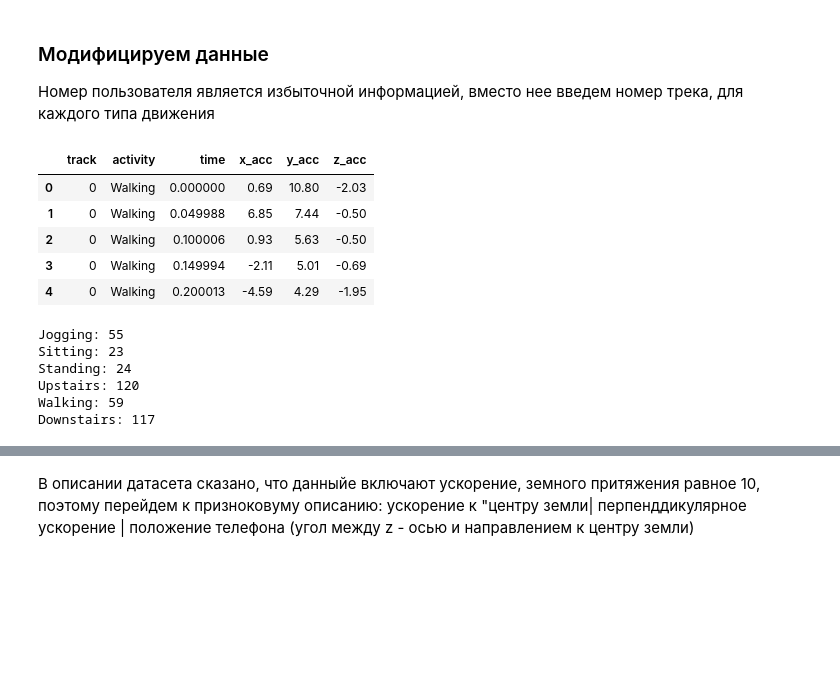
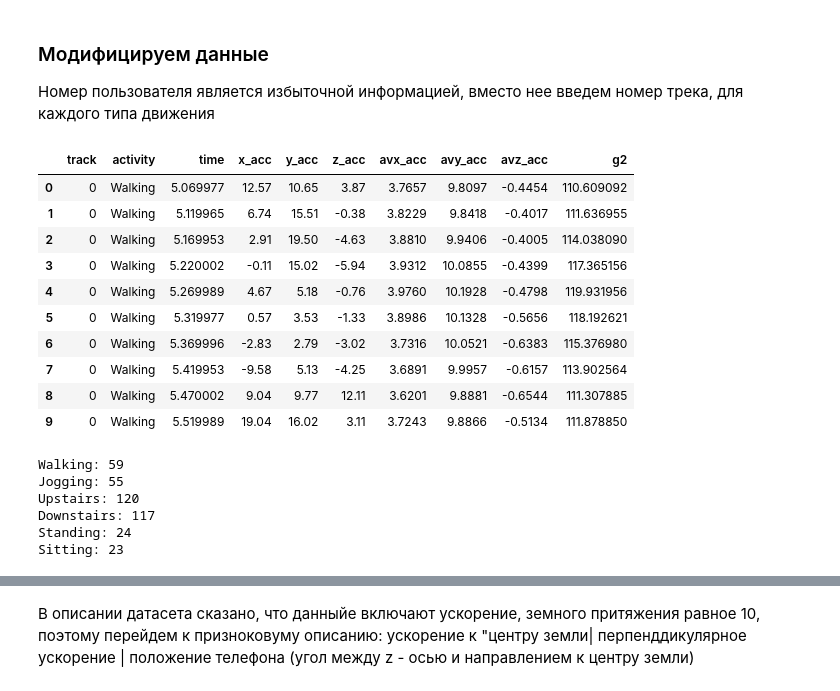
Before and after one commit to norrilsk/str_sht, a Jupyter notebook: Accelerometr.ipynb, the cells around one changed output, grey strips where cells are left out. Drawn from its saved outputs; the diff is of its cells as text; code cells hidden in the pictures; blank space fills up the shorter version.

```diff
--- a/Accelerometr.ipynb
+++ b/Accelerometr.ipynb
@@ -82,55 +82,85 @@ plt.show()
 Номер пользователя является избыточной информацией, вместо нее введем номер трека, для каждого типа движения
 # %%
 row_cols = ['user', 'activity', 'time', 'x_acc','y_acc','z_acc']
-cols = ['track', 'activity', 'time', 'x_acc', 'y_acc', 'z_acc']
+cols = ['track', 'activity', 'time', 'x_acc', 'y_acc', 'z_acc', 'avx_acc', 'avy_acc', 'avz_acc', 'g2']
 data_list = []
 for i in range(len(dictionary['user'])):
     data_list.append([dictionary[key][i] for key in row_cols])
 
 data_list.sort(key = lambda x: (x[0], x[2]))
 
 user = -1
 activity = None
-track = -1 # Therefore first will be 0
+track = 0
 startpoint = 0
 last = None
 data_dict = {key:[] for key in cols}
 traks_by_type = {key:[] for key in activities}
+i = 0 # index inside track
+next_track = False
+NUM_OF_SAMPLES = 100 # numper of samples for average 5 seconds in real time
+
+ax_arr = []
+ay_arr = []
+az_arr = []
+
 for row in data_list:
-    delta = row[2] - last if last is not None else None
+    delta = row[2] - last if ( last is not None) else None
     if user != row[0] or activity != row[1] or (delta and delta < 0.25):
-        track += 1
+        if next_track:
+            track += 1
         activity = row[1]
         user = row[0]
         startpoint = row[2]
         last = None
         traks_by_type[activity].append(track)
-    data_dict['track'].append(track)
-    data_dict['activity'].append(activity)
-    data_dict['time'].append((row[2] - startpoint)/1e9)
-    data_dict['x_acc'].append(row[3])
-    data_dict['y_acc'].append(row[4])
-    data_dict['z_acc'].append(row[5])
-    last = data_dict['time'][-1]
+        i = 0
+        next_track = False
+    if i > NUM_OF_SAMPLES:
+        next_track = True
+        data_dict['track'].append(track)
+        data_dict['activity'].append(activity)
+        data_dict['time'].append((row[2] - startpoint)/1e9)
+        data_dict['x_acc'].append(row[3])
+        data_dict['y_acc'].append(row[4])
+        data_dict['z_acc'].append(row[5])
+        ax = np.average(ax_arr[-NUM_OF_SAMPLES:])
+        ay = np.average(ay_arr[-NUM_OF_SAMPLES:])
+        az = np.average(az_arr[-NUM_OF_SAMPLES:])
+        data_dict['avx_acc'].append(ax)
+        data_dict['avy_acc'].append(ay)
+        data_dict['avz_acc'].append(az)
+        data_dict['g2'].append(ax**2 + ay**2 + az**2)
+        last = data_dict['time'][-1]
+    ax_arr.append(row[3])
+    ay_arr.append(row[4])
+    az_arr.append(row[5])
+    i += 1
 data = pd.DataFrame(data=data_dict)
-data.head()
+
+data.head(10)
 # %% [output]
-|  | track | activity | time | x_acc | y_acc | z_acc |
-| 0 | 0 | Walking | 0.000000 | 0.69 | 10.80 | -2.03 |
-| 1 | 0 | Walking | 0.049988 | 6.85 | 7.44 | -0.50 |
-| 2 | 0 | Walking | 0.100006 | 0.93 | 5.63 | -0.50 |
-| 3 | 0 | Walking | 0.149994 | -2.11 | 5.01 | -0.69 |
-| 4 | 0 | Walking | 0.200013 | -4.59 | 4.29 | -1.95 |
+|  | track | activity | time | x_acc | y_acc | z_acc | avx_acc | avy_acc | avz_acc | g2 |
+| 0 | 0 | Walking | 5.069977 | 12.57 | 10.65 | 3.87 | 3.7657 | 9.8097 | -0.4454 | 110.609092 |
+| 1 | 0 | Walking | 5.119965 | 6.74 | 15.51 | -0.38 | 3.8229 | 9.8418 | -0.4017 | 111.636955 |
+| 2 | 0 | Walking | 5.169953 | 2.91 | 19.50 | -4.63 | 3.8810 | 9.9406 | -0.4005 | 114.038090 |
+| 3 | 0 | Walking | 5.220002 | -0.11 | 15.02 | -5.94 | 3.9312 | 10.0855 | -0.4399 | 117.365156 |
+| 4 | 0 | Walking | 5.269989 | 4.67 | 5.18 | -0.76 | 3.9760 | 10.1928 | -0.4798 | 119.931956 |
+| 5 | 0 | Walking | 5.319977 | 0.57 | 3.53 | -1.33 | 3.8986 | 10.1328 | -0.5656 | 118.192621 |
+| 6 | 0 | Walking | 5.369996 | -2.83 | 2.79 | -3.02 | 3.7316 | 10.0521 | -0.6383 | 115.376980 |
+| 7 | 0 | Walking | 5.419953 | -9.58 | 5.13 | -4.25 | 3.6891 | 9.9957 | -0.6157 | 113.902564 |
+| 8 | 0 | Walking | 5.470002 | 9.04 | 9.77 | 12.11 | 3.6201 | 9.8881 | -0.6544 | 111.307885 |
+| 9 | 0 | Walking | 5.519989 | 19.04 | 16.02 | 3.11 | 3.7243 | 9.8866 | -0.5134 | 111.878850 |
 # %%
 num_tacks = track
 for key, value in traks_by_type.items():
     print('%s: %i'%(key, len(value)))
 # %% [output]
+Walking: 59
 Jogging: 55
+Upstairs: 120
+Downstairs: 117
+Standing: 24
 Sitting: 23
-Standing: 24
-Upstairs: 120
-Walking: 59
-Downstairs: 117
 # %%
 tr_ids = [random.choice(x) for x in  traks_by_type.values()]
```
Also changed, not shown: parts of 5 cells of this notebook.
